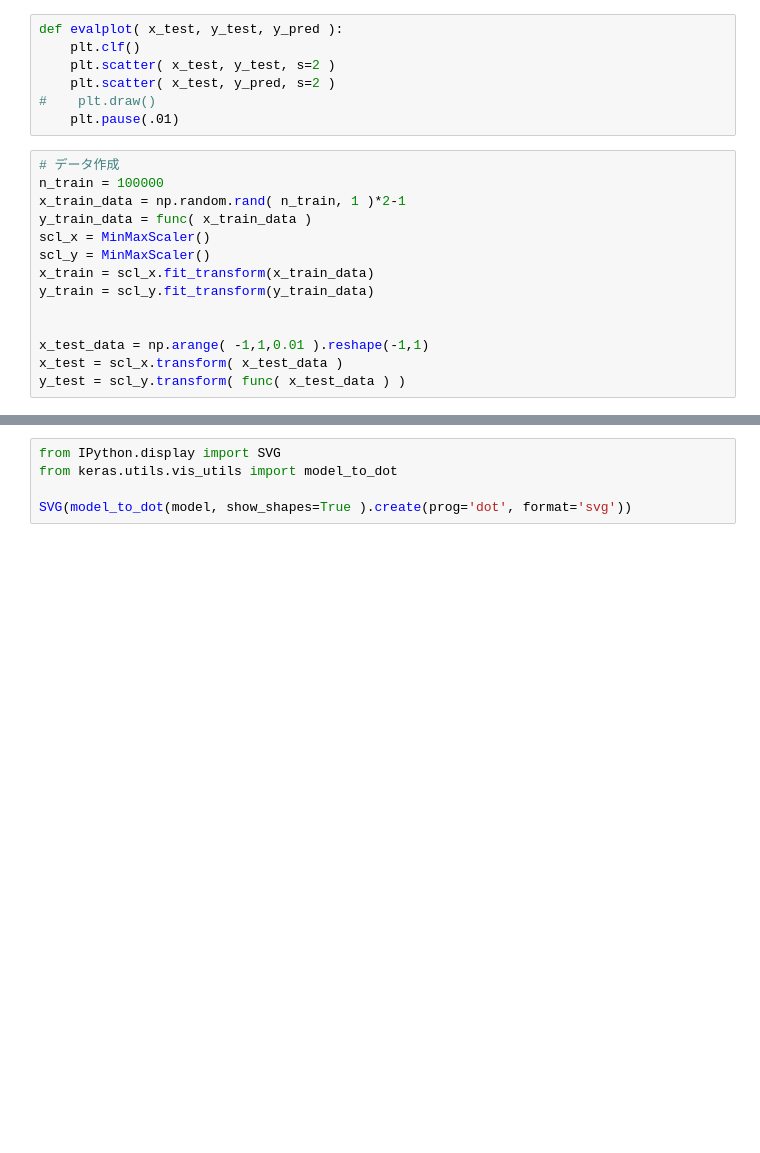
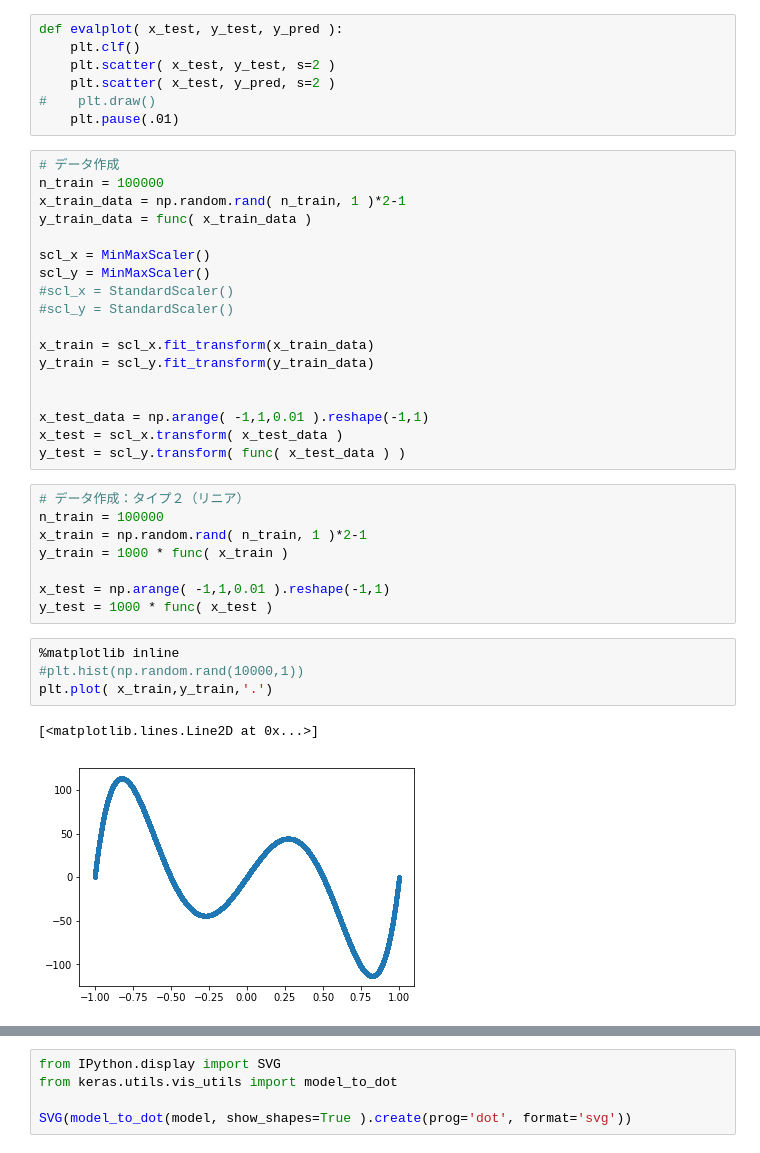
Before and after one commit to t2240013/hello-world, a Jupyter notebook: FunctionEstimation.ipynb, the cells around one changed output, grey strips where cells are left out. Saved outputs shown, nothing was run; the diff lists cells and outputs as text; blank space fills up the shorter version.

```diff
--- a/FunctionEstimation.ipynb
+++ b/FunctionEstimation.ipynb
@@ -52,8 +53,12 @@ def evalplot( x_test, y_test, y_pred ):
 n_train = 100000
 x_train_data = np.random.rand( n_train, 1 )*2-1
 y_train_data = func( x_train_data )
+
 scl_x = MinMaxScaler()
 scl_y = MinMaxScaler()
+#scl_x = StandardScaler()
+#scl_y = StandardScaler()
+
 x_train = scl_x.fit_transform(x_train_data)
 y_train = scl_y.fit_transform(y_train_data)
 
@@ -61,6 +66,21 @@ y_train = scl_y.fit_transform(y_train_data)
 x_test_data = np.arange( -1,1,0.01 ).reshape(-1,1)
 x_test = scl_x.transform( x_test_data )
 y_test = scl_y.transform( func( x_test_data ) )
+# %%
+# データ作成：タイプ２（リニア）
+n_train = 100000
+x_train = np.random.rand( n_train, 1 )*2-1
+y_train = 1000 * func( x_train )
+
+x_test = np.arange( -1,1,0.01 ).reshape(-1,1)
+y_test = 1000 * func( x_test )
+# %%
+%matplotlib inline
+#plt.hist(np.random.rand(10000,1))
+plt.plot( x_train,y_train,'.')
+# %% [output]
+[<matplotlib.lines.Line2D at 0x...>]
+[figure, added]
 # %%
 # モデルの作成
 model = Sequential()
```
Also changed, not shown: parts of 8 cells of this notebook, 1 other file.
